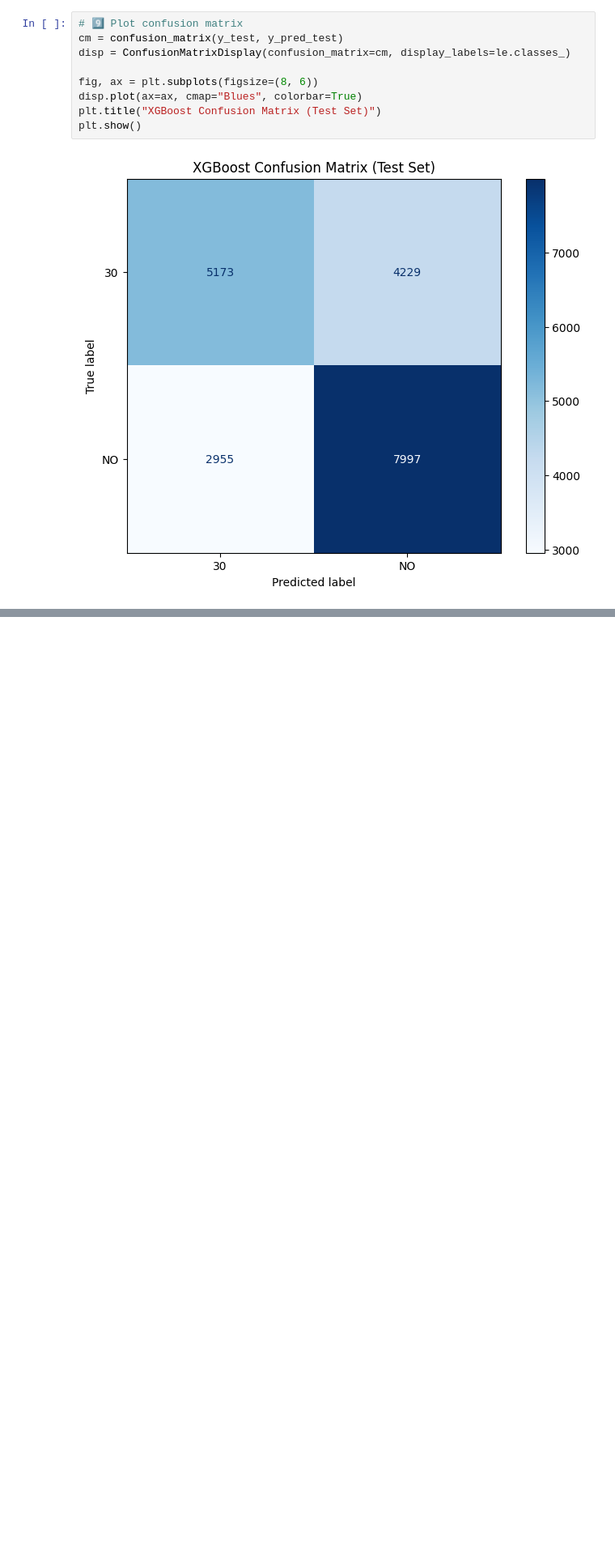
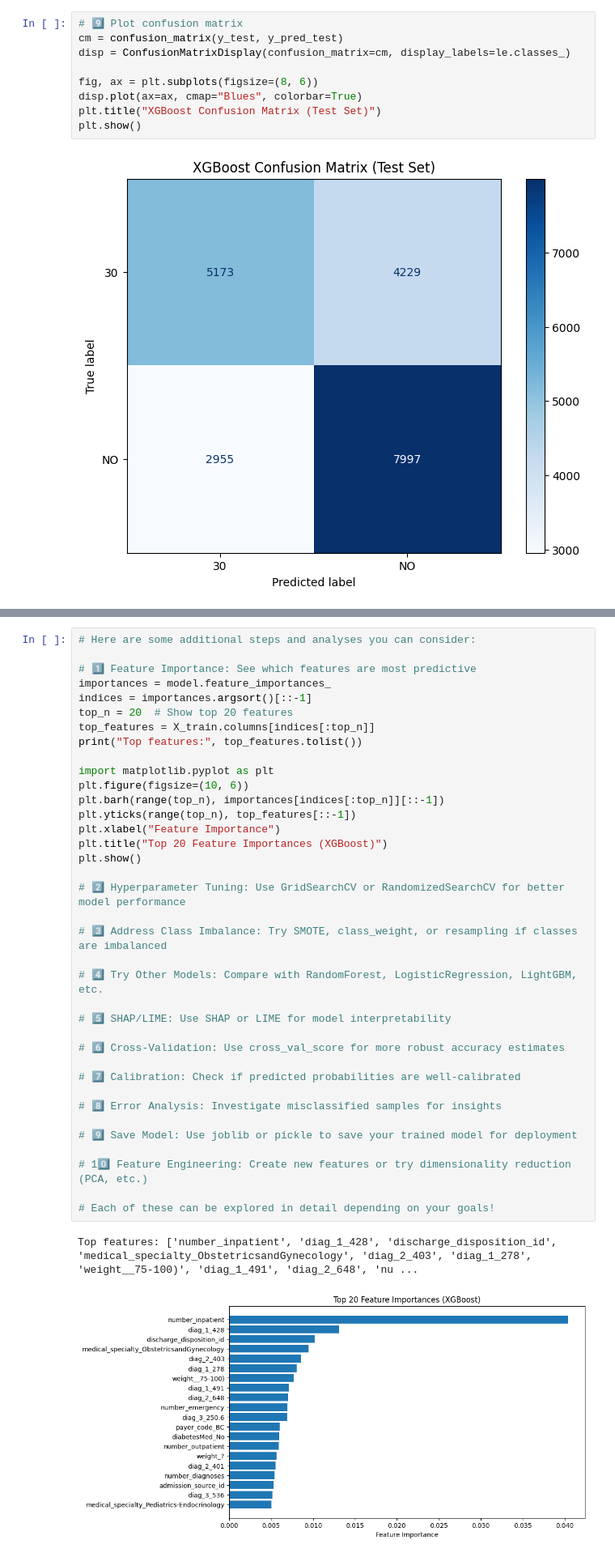
Before and after one commit to hgoelgithub/projects, a Jupyter notebook: xgboost_diabetic/notebook_p1.ipynb, the cells around one changed output, grey strips where cells are left out. Shown at 81% size. Cells and saved outputs as stored; diff of their text form; blank space fills up the shorter version.

Commit message:
Added feature analysis in jupyterfile

```diff
--- a/xgboost_diabetic/notebook_p1.ipynb
+++ b/xgboost_diabetic/notebook_p1.ipynb
@@ -287,0 +306,40 @@ plt.show()
+# %%
+# Here are some additional steps and analyses you can consider:
+
+# 1️⃣ Feature Importance: See which features are most predictive
+importances = model.feature_importances_
+indices = importances.argsort()[::-1]
+top_n = 20  # Show top 20 features
+top_features = X_train.columns[indices[:top_n]]
+print("Top features:", top_features.tolist())
+
+import matplotlib.pyplot as plt
+plt.figure(figsize=(10, 6))
+plt.barh(range(top_n), importances[indices[:top_n]][::-1])
+plt.yticks(range(top_n), top_features[::-1])
+plt.xlabel("Feature Importance")
+plt.title("Top 20 Feature Importances (XGBoost)")
+plt.show()
+
+# 2️⃣ Hyperparameter Tuning: Use GridSearchCV or RandomizedSearchCV for better model performance
+
+# 3️⃣ Address Class Imbalance: Try SMOTE, class_weight, or resampling if classes are imbalanced
+
+# 4️⃣ Try Other Models: Compare with RandomForest, LogisticRegression, LightGBM, etc.
+
+# 5️⃣ SHAP/LIME: Use SHAP or LIME for model interpretability
+
+# 6️⃣ Cross-Validation: Use cross_val_score for more robust accuracy estimates
+
+# 7️⃣ Calibration: Check if predicted probabilities are well-calibrated
+
+# 8️⃣ Error Analysis: Investigate misclassified samples for insights
+
+# 9️⃣ Save Model: Use joblib or pickle to save your trained model for deployment
+
+# 10️⃣ Feature Engineering: Create new features or try dimensionality reduction (PCA, etc.)
+
+# Each of these can be explored in detail depending on your goals!
+# %% [output]
+Top features: ['number_inpatient', 'diag_1_428', 'discharge_disposition_id', 'medical_specialty_ObstetricsandGynecology', 'diag_2_403', 'diag_1_278', 'weight__75-100)', 'diag_1_491', 'diag_2_648', 'nu ...
+[figure, added]
```
Also changed, not shown: parts of 1 cell of this notebook.
